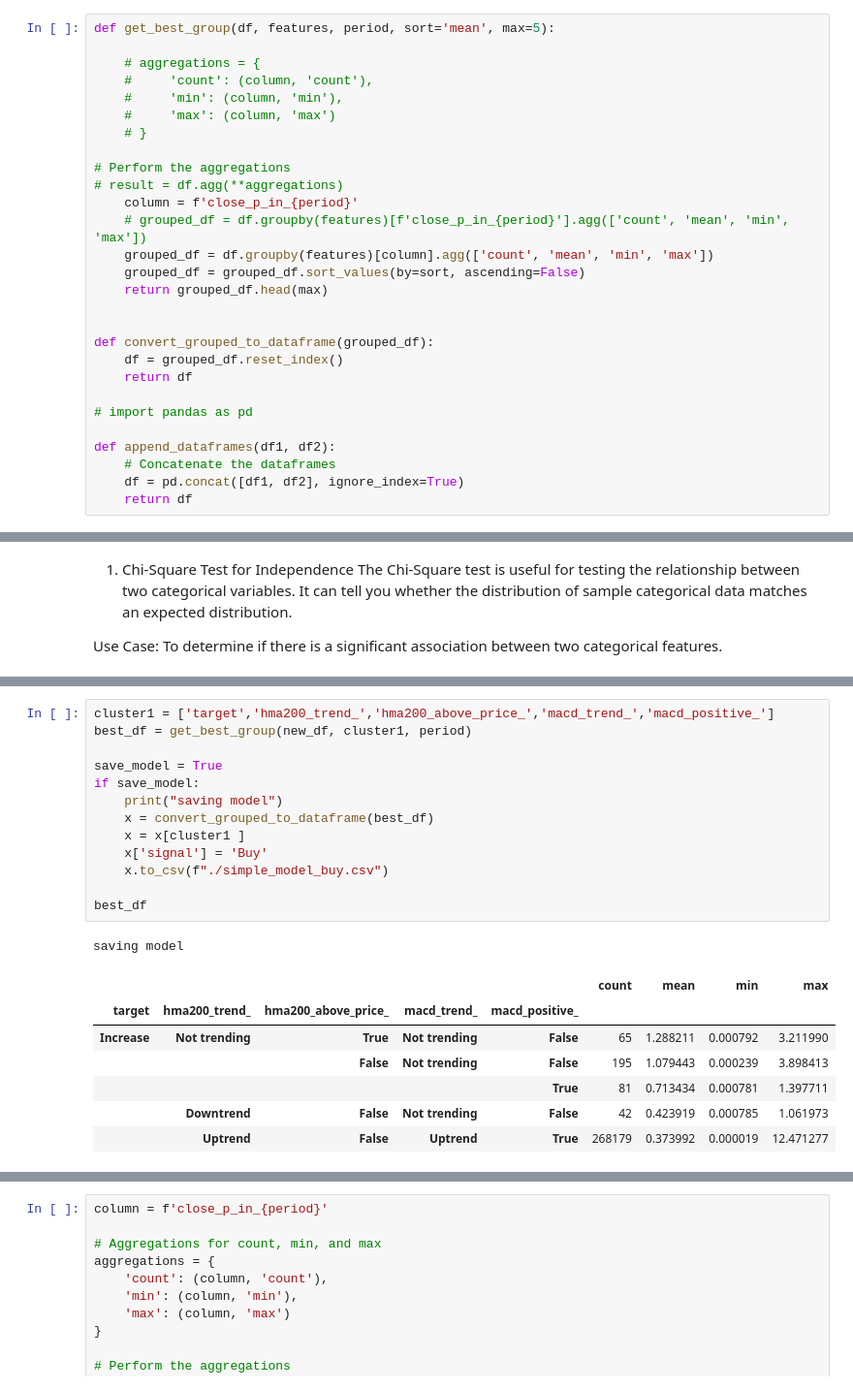
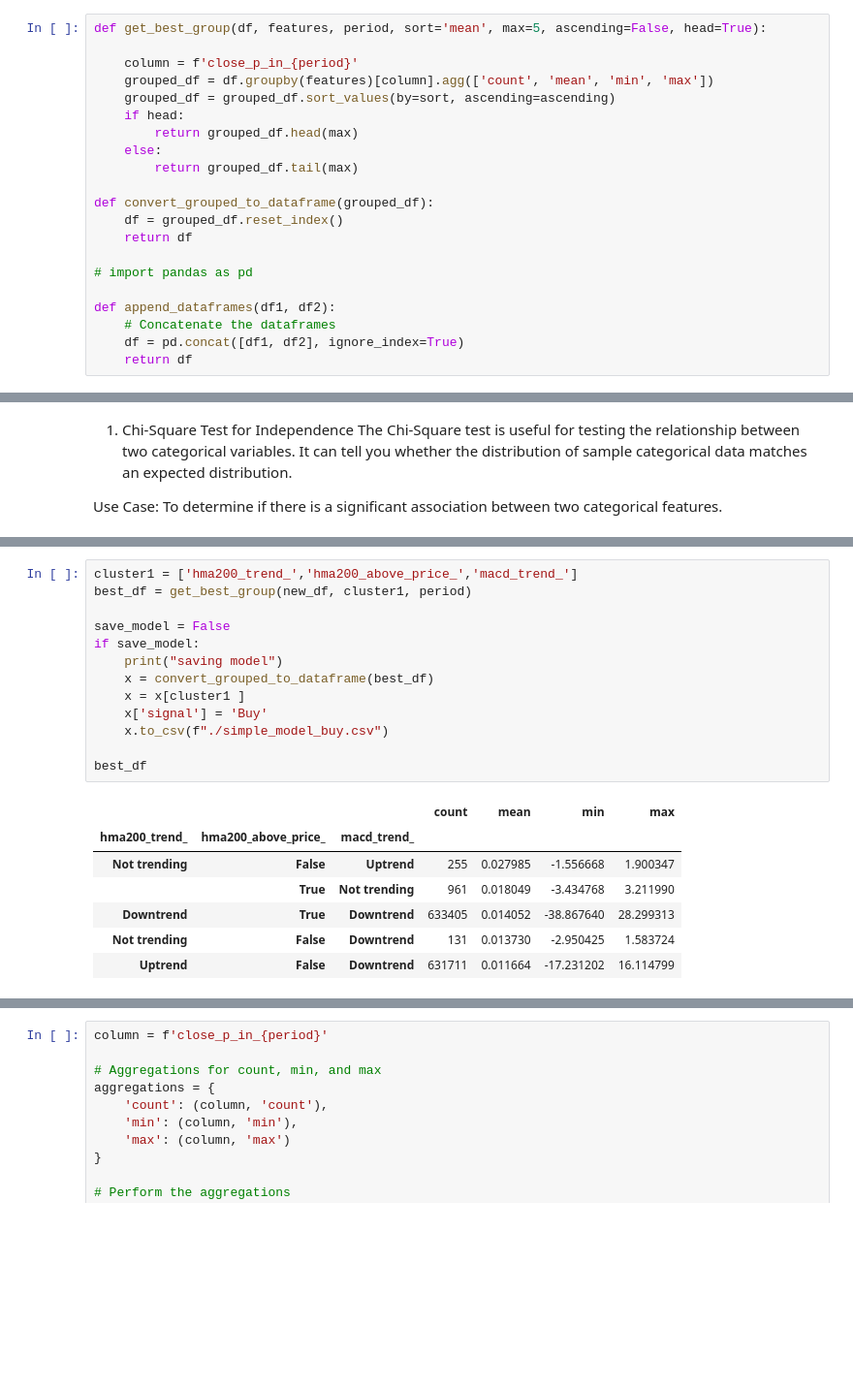
Before and after one commit to alessioricco/SCALP, a Jupyter notebook: nb_find_attributes.ipynb, the cells around one changed output, grey strips where cells are left out. Shown at 97% size. Saved outputs shown, nothing was run; the diff lists cells and outputs as text; blank space fills up the shorter version.

Commit message:
sell model

```diff
--- a/nb_find_attributes.ipynb
+++ b/nb_find_attributes.ipynb
@@ -36,22 +36,15 @@ features_stochrsi = [col for col in columns if 'stoch_rsi' in col and 'change_of
 features_hma = [col for col in columns if 'hma' in col and 'change_of_trend' not in col and col[-1] == '_']
 features_macd = [col for col in columns if 'macd' in col and 'change_of_trend' not in col and col[-1] == '_']
 # %%
-def get_best_group(df, features, period, sort='mean', max=5):
+def get_best_group(df, features, period, sort='mean', max=5, ascending=False, head=True):
 
-    # aggregations = {
-    #     'count': (column, 'count'),
-    #     'min': (column, 'min'),
-    #     'max': (column, 'max')
-    # }
-
-# Perform the aggregations
-# result = df.agg(**aggregations)
     column = f'close_p_in_{period}'
-    # grouped_df = df.groupby(features)[f'close_p_in_{period}'].agg(['count', 'mean', 'min', 'max'])
     grouped_df = df.groupby(features)[column].agg(['count', 'mean', 'min', 'max'])
-    grouped_df = grouped_df.sort_values(by=sort, ascending=False)
-    return grouped_df.head(max)
-
+    grouped_df = grouped_df.sort_values(by=sort, ascending=ascending)
+    if head:
+        return grouped_df.head(max)
+    else:
+        return grouped_df.tail(max)
 
 def convert_grouped_to_dataframe(grouped_df):
     df = grouped_df.reset_index()
@@ -197,24 +211,23 @@ Feature: stoch_rsi_bullish_crossover_, Chi-Square Value: 3.7304703703922764, P-V
 Feature: stoch_rsi_bearish_crossover_, Chi-Square Value: 2.9830310348202893, P-Value: 0.08414156406003175
 Feature: macd_bullish_crossover_, Chi-Square Value: 1.7497297299313197, P-Value: 0.18591071268363513
 # %%
-cluster1 = ['target','hma200_trend_','hma200_above_price_','macd_trend_','macd_positive_']
+cluster1 = ['hma200_trend_','hma200_above_price_','macd_trend_']
 best_df = get_best_group(new_df, cluster1, period)
 
-save_model = True
+save_model = False
 if save_model:
     print("saving model")
     x = convert_grouped_to_dataframe(best_df)
     x = x[cluster1 ]
     x['signal'] = 'Buy'
     x.to_csv(f"./simple_model_buy.csv")
 
 best_df
 # %% [output]
-saving model
-|  |  |  |  |  | count | mean | min | max |
-| target | hma200_trend_ | hma200_above_price_ | macd_trend_ | macd_positive_ |  |  |  |  |
-| Increase | Not trending | True | Not trending | False | 65 | 1.288211 | 0.000792 | 3.211990 |
-|  |  | False | Not trending | False | 195 | 1.079443 | 0.000239 | 3.898413 |
-|  |  |  |  | True | 81 | 0.713434 | 0.000781 | 1.397711 |
-|  | Downtrend | False | Not trending | False | 42 | 0.423919 | 0.000785 | 1.061973 |
-|  | Uptrend | False | Uptrend | True | 268179 | 0.373992 | 0.000019 | 12.471277 |
+|  |  |  | count | mean | min | max |
+| hma200_trend_ | hma200_above_price_ | macd_trend_ |  |  |  |  |
+| Not trending | False | Uptrend | 255 | 0.027985 | -1.556668 | 1.900347 |
+|  | True | Not trending | 961 | 0.018049 | -3.434768 | 3.211990 |
+| Downtrend | True | Downtrend | 633405 | 0.014052 | -38.867640 | 28.299313 |
+| Not trending | False | Downtrend | 131 | 0.013730 | -2.950425 | 1.583724 |
+| Uptrend | False | Downtrend | 631711 | 0.011664 | -17.231202 | 16.114799 |
```
Also changed, not shown: parts of 6 cells of this notebook, 6 other files.
